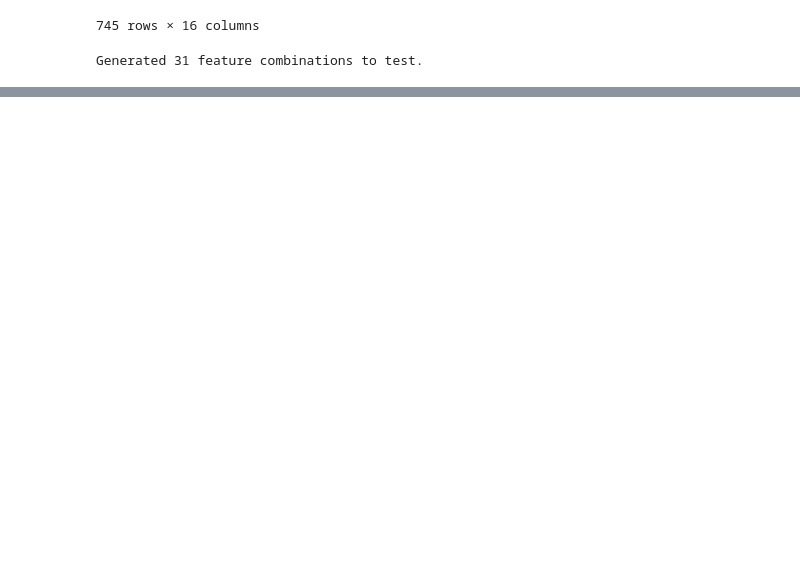
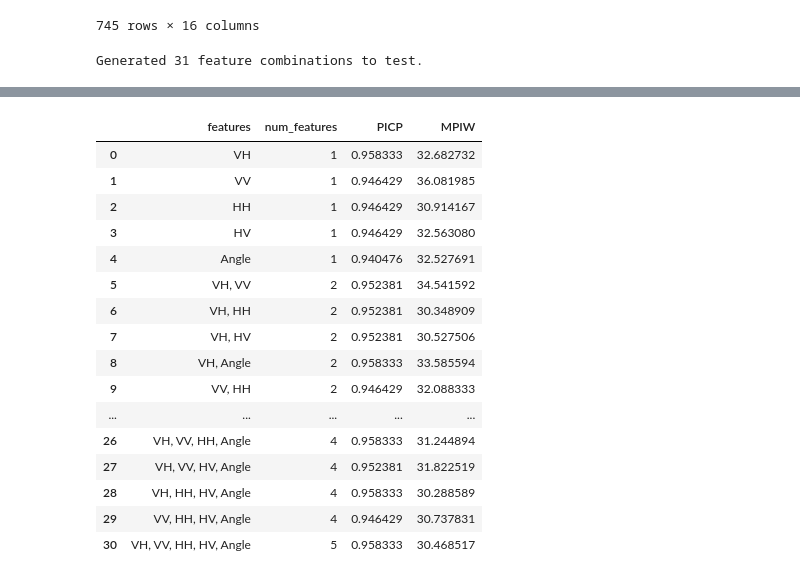
Before and after one commit to kshipra-jadav/major-2-experiments, a Jupyter notebook: code/feature_testing.ipynb, the cells around one changed output, grey strips where cells are left out. Drawn from its saved outputs; the diff is of its cells as text; code cells hidden in the pictures; blank space fills up the shorter version.

```diff
--- a/code/feature_testing.ipynb
+++ b/code/feature_testing.ipynb
@@ -193,0 +179,20 @@ results_df[results_df['PICP'] > 0.95].sort_values(by='MPIW', ascending=True)
+# %%
+results_df
+# %% [output]
+|  | features | num_features | PICP | MPIW |
+| 0 | VH | 1 | 0.958333 | 32.682732 |
+| 1 | VV | 1 | 0.946429 | 36.081985 |
+| 2 | HH | 1 | 0.946429 | 30.914167 |
+| 3 | HV | 1 | 0.946429 | 32.563080 |
+| 4 | Angle | 1 | 0.940476 | 32.527691 |
+| 5 | VH, VV | 2 | 0.952381 | 34.541592 |
+| 6 | VH, HH | 2 | 0.952381 | 30.348909 |
+| 7 | VH, HV | 2 | 0.952381 | 30.527506 |
+| 8 | VH, Angle | 2 | 0.958333 | 33.585594 |
+| 9 | VV, HH | 2 | 0.946429 | 32.088333 |
+| ... | ... | ... | ... | ... |
+| 26 | VH, VV, HH, Angle | 4 | 0.958333 | 31.244894 |
+| 27 | VH, VV, HV, Angle | 4 | 0.952381 | 31.822519 |
+| 28 | VH, HH, HV, Angle | 4 | 0.958333 | 30.288589 |
+| 29 | VV, HH, HV, Angle | 4 | 0.946429 | 30.737831 |
+| 30 | VH, VV, HH, HV, Angle | 5 | 0.958333 | 30.468517 |
```
Also changed, not shown: parts of 3 cells of this notebook, 3 other files.
